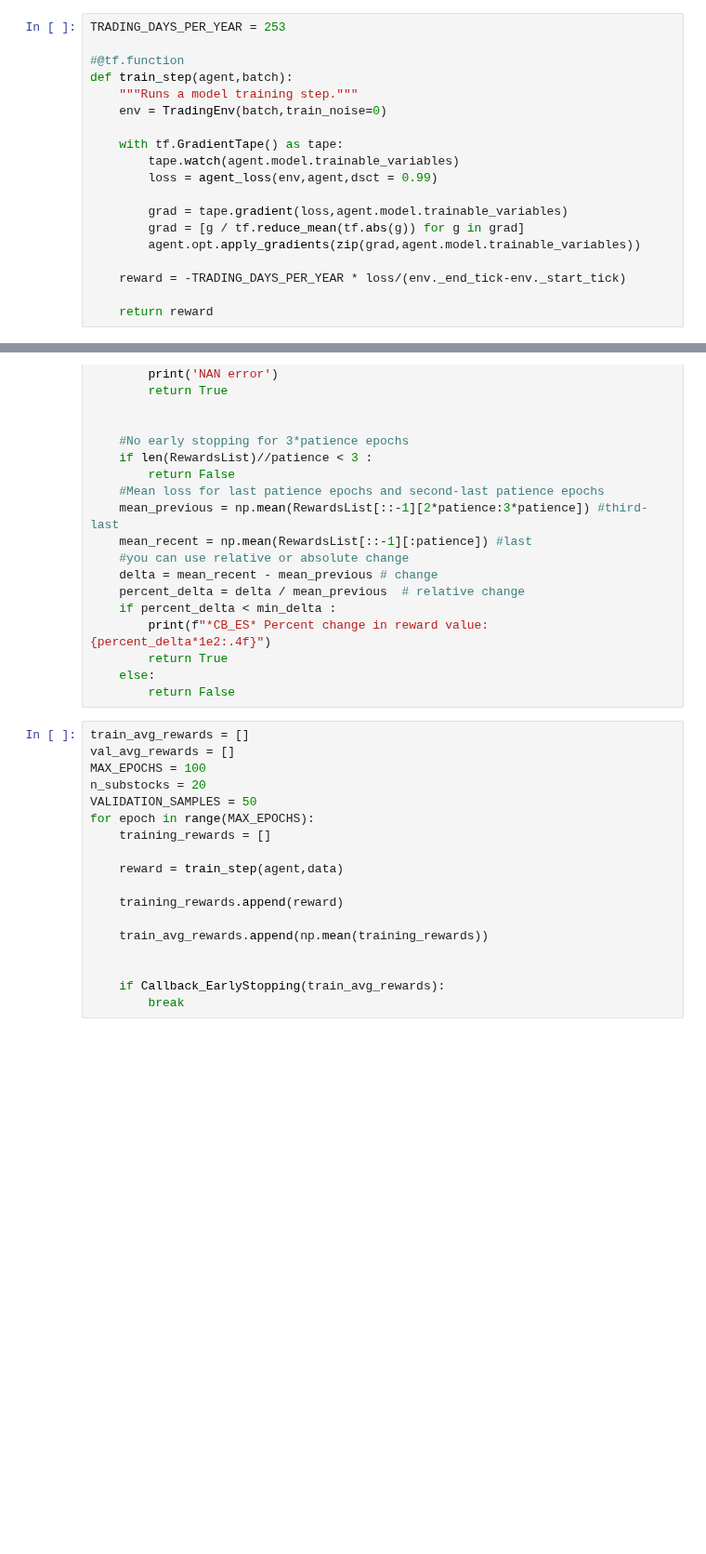
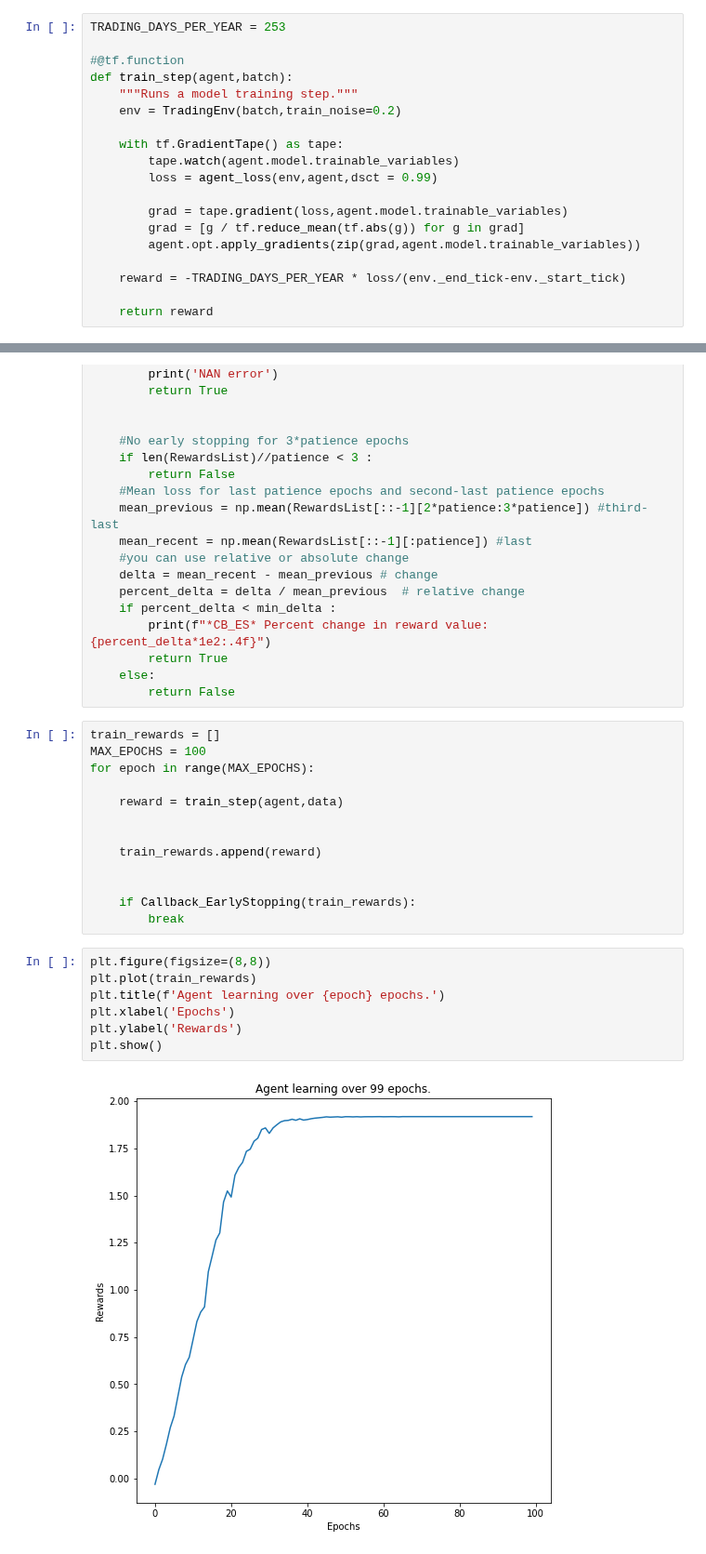
Before and after one commit to rajindermavi/portfolio_management, a Jupyter notebook: portfolio_management/test_training_synth_data.ipynb, the cells around one changed output, grey strips where cells are left out. Shown at 93% size. Cells and saved outputs as stored; diff of their text form; blank space fills up the shorter version.

```diff
--- a/portfolio_management/test_training_synth_data.ipynb
+++ b/portfolio_management/test_training_synth_data.ipynb
@@ -42,7 +65,7 @@ TRADING_DAYS_PER_YEAR = 253
 #@tf.function
 def train_step(agent,batch):
     """Runs a model training step."""
-    env = TradingEnv(batch,train_noise=0)
+    env = TradingEnv(batch,train_noise=0.2)
 
     with tf.GradientTape() as tape:
         tape.watch(agent.model.trainable_variables)
@@ -78,23 +101,27 @@ def Callback_EarlyStopping(RewardsList, min_delta=0, patience=30):
     else:
         return False
 # %%
-train_avg_rewards = []
-val_avg_rewards = []
+train_rewards = []
 MAX_EPOCHS = 100
-n_substocks = 20
-VALIDATION_SAMPLES = 50
 for epoch in range(MAX_EPOCHS):
-    training_rewards = []
 
     reward = train_step(agent,data)
 
-    training_rewards.append(reward)
 
-    train_avg_rewards.append(np.mean(training_rewards))
+    train_rewards.append(reward)
 
 
-    if Callback_EarlyStopping(train_avg_rewards):
+    if Callback_EarlyStopping(train_rewards):
         break
+# %%
+plt.figure(figsize=(8,8))
+plt.plot(train_rewards)
+plt.title(f'Agent learning over {epoch} epochs.')
+plt.xlabel('Epochs')
+plt.ylabel('Rewards')
+plt.show()
+# %% [output]
+[figure, added]
 # %%
 # Simulate trained agent to view behavior after training
 loss = agent_loss(env,agent)
```
Also changed, not shown: parts of 7 cells of this notebook, 1 other file.
